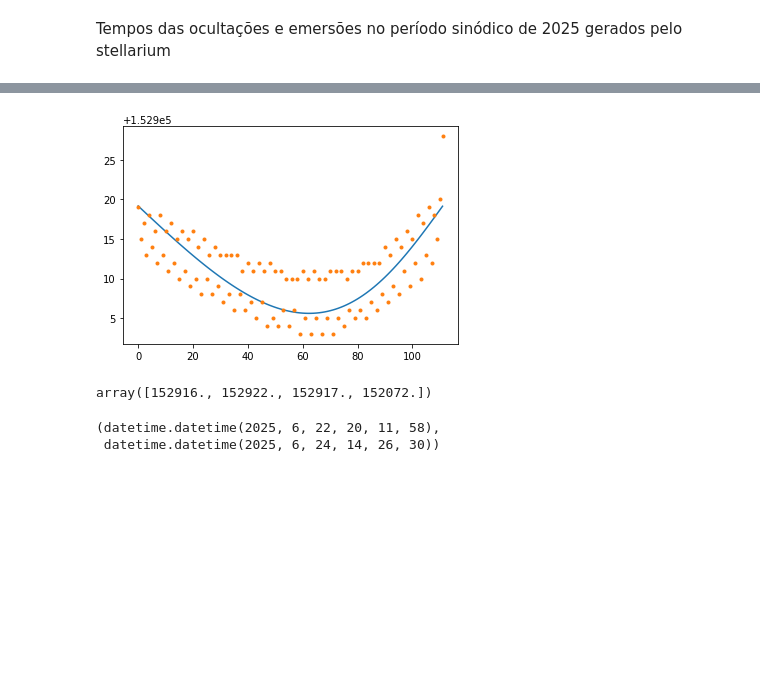
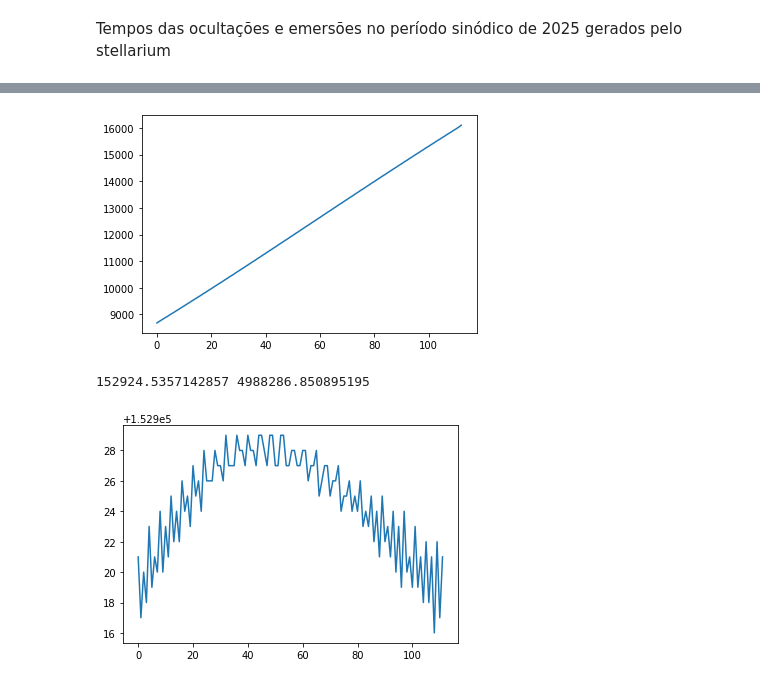
Before and after one commit to ljmamoreira/roemer, a Jupyter notebook: progs/smodel_vs_stellarium.ipynb, the cells around one changed output, grey strips where cells are left out. Saved outputs shown, nothing was run; the diff lists cells and outputs as text; code cells hidden in the pictures; blank space fills up the shorter version.

```diff
--- a/progs/smodel_vs_stellarium.ipynb
+++ b/progs/smodel_vs_stellarium.ipynb
@@ -42,13 +44,11 @@ plt.plot(62+mte[1:]-mte[:-1],'-', ste[1:]-ste[:-1],'.');
-# %%
-plt.plot(66+mto[1:]-mto[:-1],'-', sto[1:]-sto[:-1],'.');
-# %% [output]
-[figure, removed]
-# %%
-ste[-4:]-ste[-5:-1]
-# %% [output]
-array([152916., 152922., 152917., 152072.])
-# %%
-te[-2],te[-1]
-# %% [output]
-(datetime.datetime(2025, 6, 22, 20, 11, 58),
- datetime.datetime(2025, 6, 24, 14, 26, 30))
+# %%
+plt.plot(sto-mto);
+# %% [output]
+[figure, added]
+# %%
+sTe=ste[1:]-ste[:-1]
+print(sTe.mean(), ste.std())
+plt.plot(sTe);
+# %% [output]
+152924.5357142857 4988286.850895195
+[figure, added]
```
Also changed, not shown: parts of 13 cells of this notebook, 6 other files.
